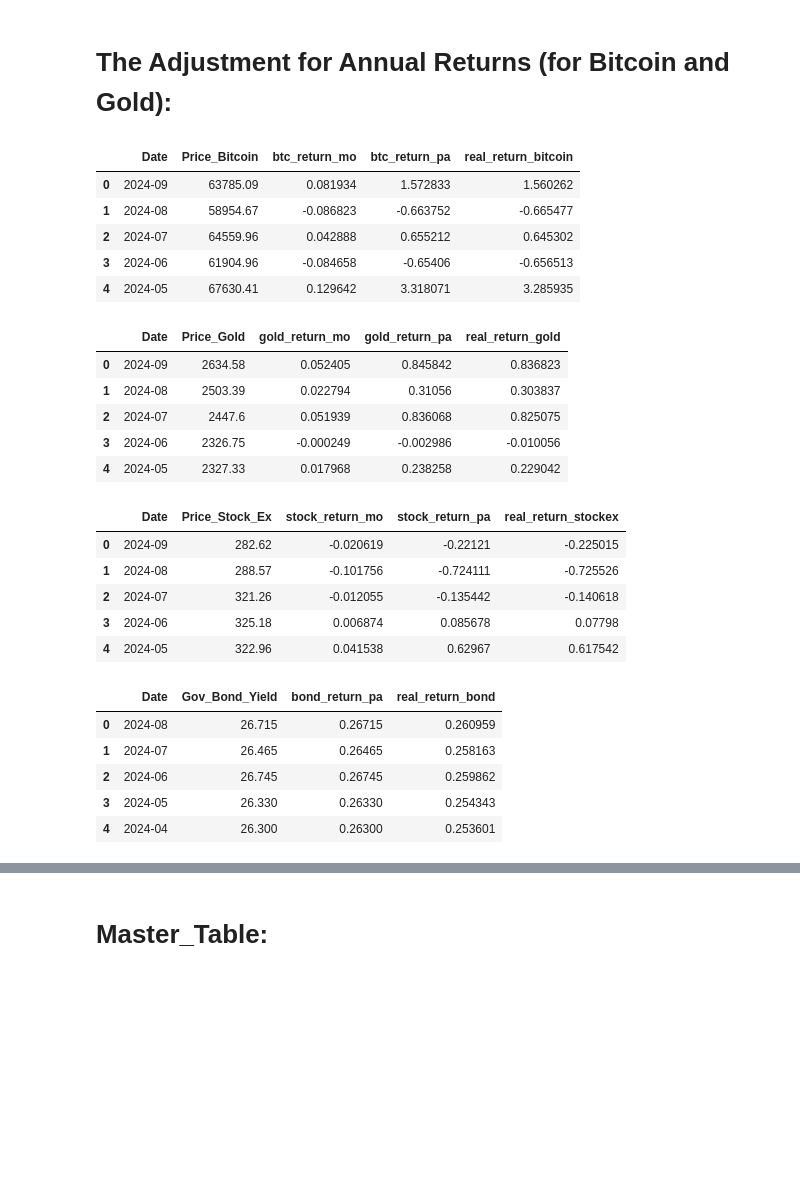
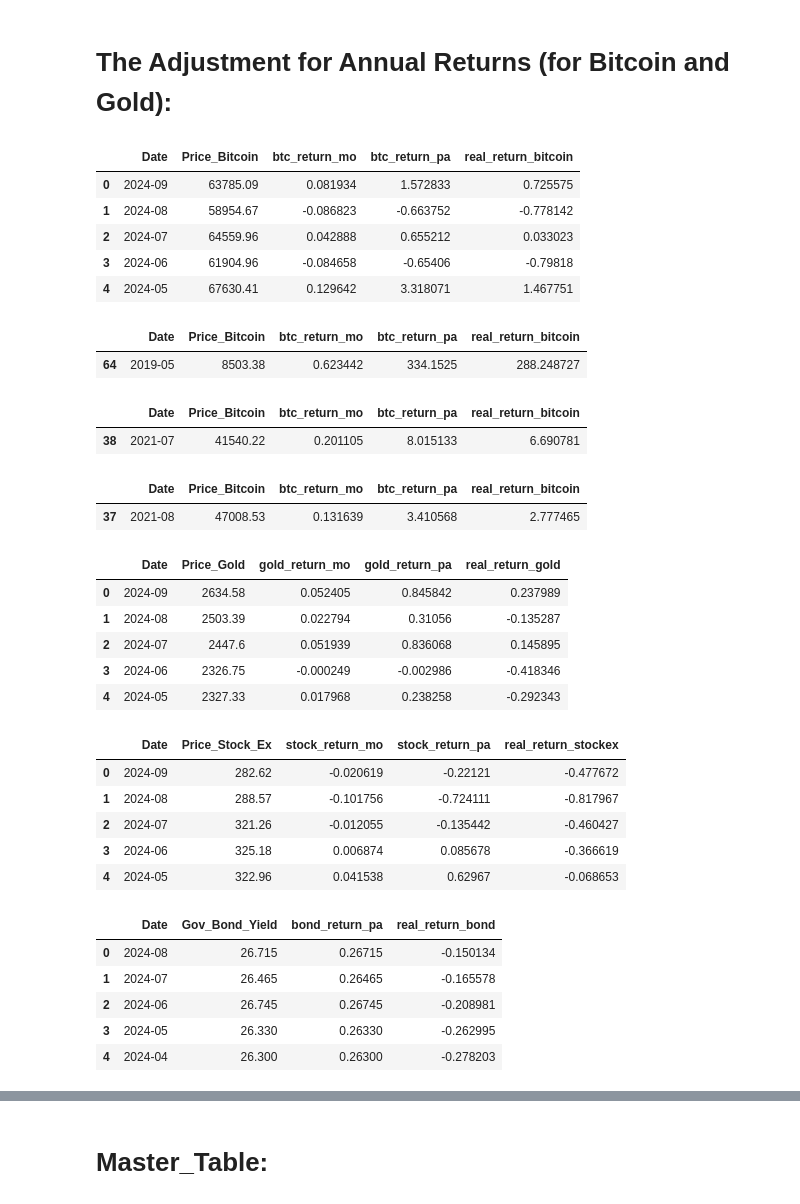
Before and after one commit to denis-lasser/hedging-against-turkish-inflation, a Jupyter notebook: notebooks/DATABASE AND PREPROCESS FOR DATA.ipynb, the cells around one changed output, grey strips where cells are left out. Cells and saved outputs as stored; diff of their text form; code cells hidden in the pictures; blank space fills up the shorter version.

```diff
--- a/notebooks/DATABASE AND PREPROCESS FOR DATA.ipynb
+++ b/notebooks/DATABASE AND PREPROCESS FOR DATA.ipynb
@@ -104,51 +104,66 @@ def real_return(nom_ret, inf_rate):
     return ((1 + nom_ret) / (1 + inf_rate)) - 1
 # %%
 merged_df_btc = pd.merge(df_bitcoin, df_inf, on="Date", how="inner")
-merged_df_btc["real_return_bitcoin"] = real_return(merged_df_btc["btc_return_pa"], merged_df_btc["Inflation"] / 100)
+merged_df_btc["real_return_bitcoin"] = real_return(merged_df_btc["btc_return_pa"], merged_df_btc["Inflation"])
 merged_df_btc = merged_df_btc.drop(columns=["Inflation"])
 merged_df_btc.head()
 # %% [output]
 |  | Date | Price_Bitcoin | btc_return_mo | btc_return_pa | real_return_bitcoin |
-| 0 | 2024-09 | 63785.09 | 0.081934 | 1.572833 | 1.560262 |
-| 1 | 2024-08 | 58954.67 | -0.086823 | -0.663752 | -0.665477 |
-| 2 | 2024-07 | 64559.96 | 0.042888 | 0.655212 | 0.645302 |
-| 3 | 2024-06 | 61904.96 | -0.084658 | -0.65406 | -0.656513 |
-| 4 | 2024-05 | 67630.41 | 0.129642 | 3.318071 | 3.285935 |
+| 0 | 2024-09 | 63785.09 | 0.081934 | 1.572833 | 0.725575 |
+| 1 | 2024-08 | 58954.67 | -0.086823 | -0.663752 | -0.778142 |
+| 2 | 2024-07 | 64559.96 | 0.042888 | 0.655212 | 0.033023 |
+| 3 | 2024-06 | 61904.96 | -0.084658 | -0.65406 | -0.79818 |
+| 4 | 2024-05 | 67630.41 | 0.129642 | 3.318071 | 1.467751 |
+# %%
+merged_df_btc[merged_df_btc["Date"]=="2019-05"]
+# %% [output]
+|  | Date | Price_Bitcoin | btc_return_mo | btc_return_pa | real_return_bitcoin |
+| 64 | 2019-05 | 8503.38 | 0.623442 | 334.1525 | 288.248727 |
+# %%
+merged_df_btc[merged_df_btc["Date"]=="2021-07"]
+# %% [output]
+|  | Date | Price_Bitcoin | btc_return_mo | btc_return_pa | real_return_bitcoin |
+| 38 | 2021-07 | 41540.22 | 0.201105 | 8.015133 | 6.690781 |
+# %%
+merged_df_btc[merged_df_btc["Date"]=="2021-08"]
+# %% [output]
+|  | Date | Price_Bitcoin | btc_return_mo | btc_return_pa | real_return_bitcoin |
+| 37 | 2021-08 | 47008.53 | 0.131639 | 3.410568 | 2.777465 |
 # %%
 merged_df_gold = pd.merge(df_gold, df_inf, on="Date", how="inner")
-merged_df_gold["real_return_gold"] = real_return(merged_df_gold["gold_return_pa"], merged_df_gold["Inflation"] / 100)
+merged_df_gold["real_return_gold"] = real_return(merged_df_gold["gold_return_pa"], merged_df_gold["Inflation"])
 merged_df_gold = merged_df_gold.drop(columns=["Inflation"])
 merged_df_gold.head()
 # %% [output]
 |  | Date | Price_Gold | gold_return_mo | gold_return_pa | real_return_gold |
-| 0 | 2024-09 | 2634.58 | 0.052405 | 0.845842 | 0.836823 |
-| 1 | 2024-08 | 2503.39 | 0.022794 | 0.31056 | 0.303837 |
-| 2 | 2024-07 | 2447.6 | 0.051939 | 0.836068 | 0.825075 |
-| 3 | 2024-06 | 2326.75 | -0.000249 | -0.002986 | -0.010056 |
-| 4 | 2024-05 | 2327.33 | 0.017968 | 0.238258 | 0.229042 |
+| 0 | 2024-09 | 2634.58 | 0.052405 | 0.845842 | 0.237989 |
+| 1 | 2024-08 | 2503.39 | 0.022794 | 0.31056 | -0.135287 |
+| 2 | 2024-07 | 2447.6 | 0.051939 | 0.836068 | 0.145895 |
+| 3 | 2024-06 | 2326.75 | -0.000249 | -0.002986 | -0.418346 |
+| 4 | 2024-05 | 2327.33 | 0.017968 | 0.238258 | -0.292343 |
 # %%
 merged_df_stockex = pd.merge(df_stock_exchange, df_inf, on="Date", how="inner")
-merged_df_stockex["real_return_stockex"] = real_return(df_stock_exchange["stock_return_pa"], df_inf["Inflation"] / 100)
+merged_df_stockex["real_return_stockex"] = real_return(df_stock_exchange["stock_return_pa"], df_inf["Inflation"])
 merged_df_stockex = merged_df_stockex.drop(columns=["Inflation"])
 merged_df_stockex.head()
 # %% [output]
 |  | Date | Price_Stock_Ex | stock_return_mo | stock_return_pa | real_return_stockex |
-| 0 | 2024-09 | 282.62 | -0.020619 | -0.22121 | -0.225015 |
-| 1 | 2024-08 | 288.57 | -0.101756 | -0.724111 | -0.725526 |
-| 2 | 2024-07 | 321.26 | -0.012055 | -0.135442 | -0.140618 |
-| 3 | 2024-06 | 325.18 | 0.006874 | 0.085678 | 0.07798 |
-| 4 | 2024-05 | 322.96 | 0.041538 | 0.62967 | 0.617542 |
+| 0 | 2024-09 | 282.62 | -0.020619 | -0.22121 | -0.477672 |
+| 1 | 2024-08 | 288.57 | -0.101756 | -0.724111 | -0.817967 |
+| 2 | 2024-07 | 321.26 | -0.012055 | -0.135442 | -0.460427 |
+| 3 | 2024-06 | 325.18 | 0.006874 | 0.085678 | -0.366619 |
+| 4 | 2024-05 | 322.96 | 0.041538 | 0.62967 | -0.068653 |
 # %%
 merged_df_bonds = pd.merge(df_gov_bonds, df_inf, on="Date", how="inner")
-merged_df_bonds["real_return_bond"] = real_return(df_gov_bonds["bond_return_pa"], df_inf["Inflation"] / 100)
+merged_df_bonds["real_return_bond"] = real_return(df_gov_bonds["bond_return_pa"], df_inf["Inflation"])
 merged_df_bonds = merged_df_bonds.drop(columns=["Inflation"])
 merged_df_bonds.head()
 # %% [output]
 |  | Date | Gov_Bond_Yield | bond_return_pa | real_return_bond |
-| 0 | 2024-08 | 26.715 | 0.26715 | 0.260959 |
-| 1 | 2024-07 | 26.465 | 0.26465 | 0.258163 |
-| 2 | 2024-06 | 26.745 | 0.26745 | 0.259862 |
-| 3 | 2024-05 | 26.330 | 0.26330 | 0.254343 |
-| 4 | 2024-04 | 26.300 | 0.26300 | 0.253601 |
+| 0 | 2024-08 | 26.715 | 0.26715 | -0.150134 |
+| 1 | 2024-07 | 26.465 | 0.26465 | -0.165578 |
+| 2 | 2024-06 | 26.745 | 0.26745 | -0.208981 |
+| 3 | 2024-05 | 26.330 | 0.26330 | -0.262995 |
+| 4 | 2024-04 | 26.300 | 0.26300 | -0.278203 |
 # %%
 merged_df_hpi = pd.merge(df_hpi, df_inf, on="Date", how="inner")
```
Also changed, not shown: parts of 3 cells of this notebook.
